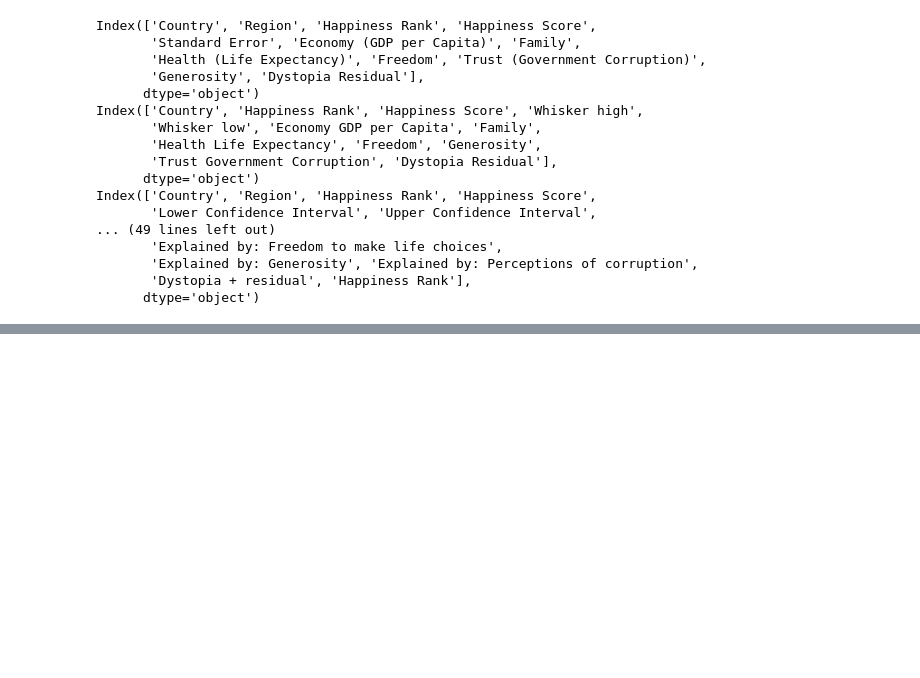
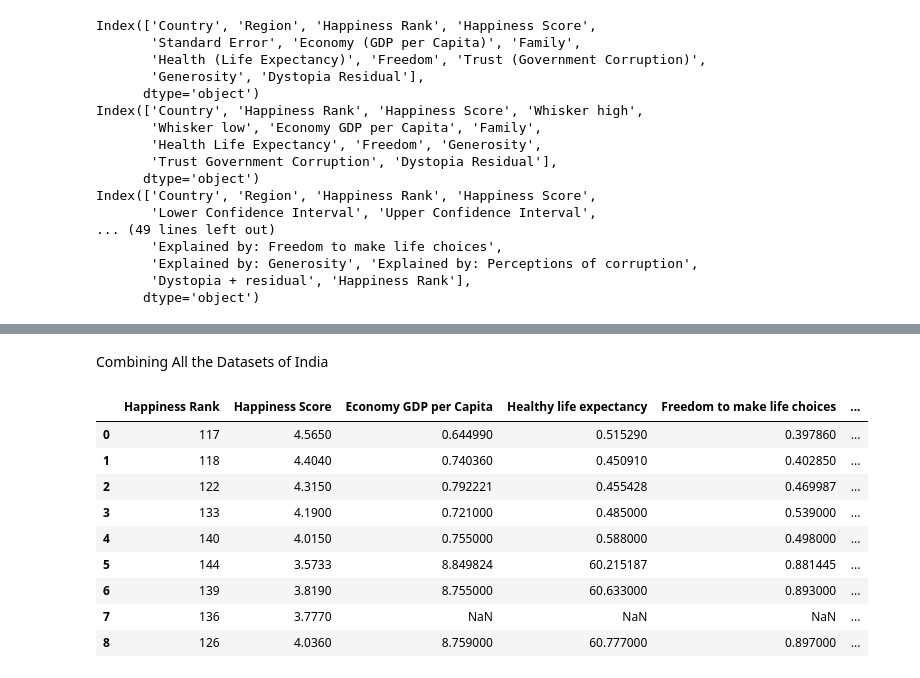
Before and after one commit to prateekkosta/Analysis-of-World-Happiness-Index, a Jupyter notebook: World_Happiness_Index.ipynb, the cells around one changed output, grey strips where cells are left out. Drawn from its saved outputs; the diff is of its cells as text; code cells hidden in the pictures; blank space fills up the shorter version.

```diff
--- a/World_Happiness_Index.ipynb
+++ b/World_Happiness_Index.ipynb
@@ -289,0 +327,36 @@ Finding Common Columns between all Datasets.
+# %%
+India_2018= df_2018.loc[['India']]
+India_2019= df_2019.loc[['India']]
+India_2020= df_2020.loc[['India']]
+# %%
+India_2021= df_2021.loc[['India']]
+India_2022 = df_2022.loc[['India']]
+India_2023= df_2023.loc[['India']]
+# %%
+India_2015['Year']= 2015
+India_2016['Year']= 2016
+India_2017['Year']= 2017
+India_2018['Year']= 2018
+India_2019['Year']= 2019
+India_2020['Year']= 2020
+India_2021['Year']= 2021
+India_2022['Year']= 2022
+India_2023['Year']= 2023
+# %% [markdown]
+Combining All the Datasets of India
+# %%
+India_2015_2023 = pd.concat([India_2015,India_2016,India_2017, India_2018, India_2019, India_2020, India_2021,
+                            India_2022, India_2023], ignore_index= True, sort= False)
+# %%
+India_2015_2023.sort_values(by='Year')
+# %% [output]
+|  | Happiness Rank | Happiness Score | Economy GDP per Capita | Healthy life expectancy | Freedom to make life choices | ... |
+| 0 | 117 | 4.5650 | 0.644990 | 0.515290 | 0.397860 | ... |
+| 1 | 118 | 4.4040 | 0.740360 | 0.450910 | 0.402850 | ... |
+| 2 | 122 | 4.3150 | 0.792221 | 0.455428 | 0.469987 | ... |
+| 3 | 133 | 4.1900 | 0.721000 | 0.485000 | 0.539000 | ... |
+| 4 | 140 | 4.0150 | 0.755000 | 0.588000 | 0.498000 | ... |
+| 5 | 144 | 3.5733 | 8.849824 | 60.215187 | 0.881445 | ... |
+| 6 | 139 | 3.8190 | 8.755000 | 60.633000 | 0.893000 | ... |
+| 7 | 136 | 3.7770 | NaN | NaN | NaN | ... |
+| 8 | 126 | 4.0360 | 8.759000 | 60.777000 | 0.897000 | ... |
```
Also changed, not shown: parts of 25 cells of this notebook.
